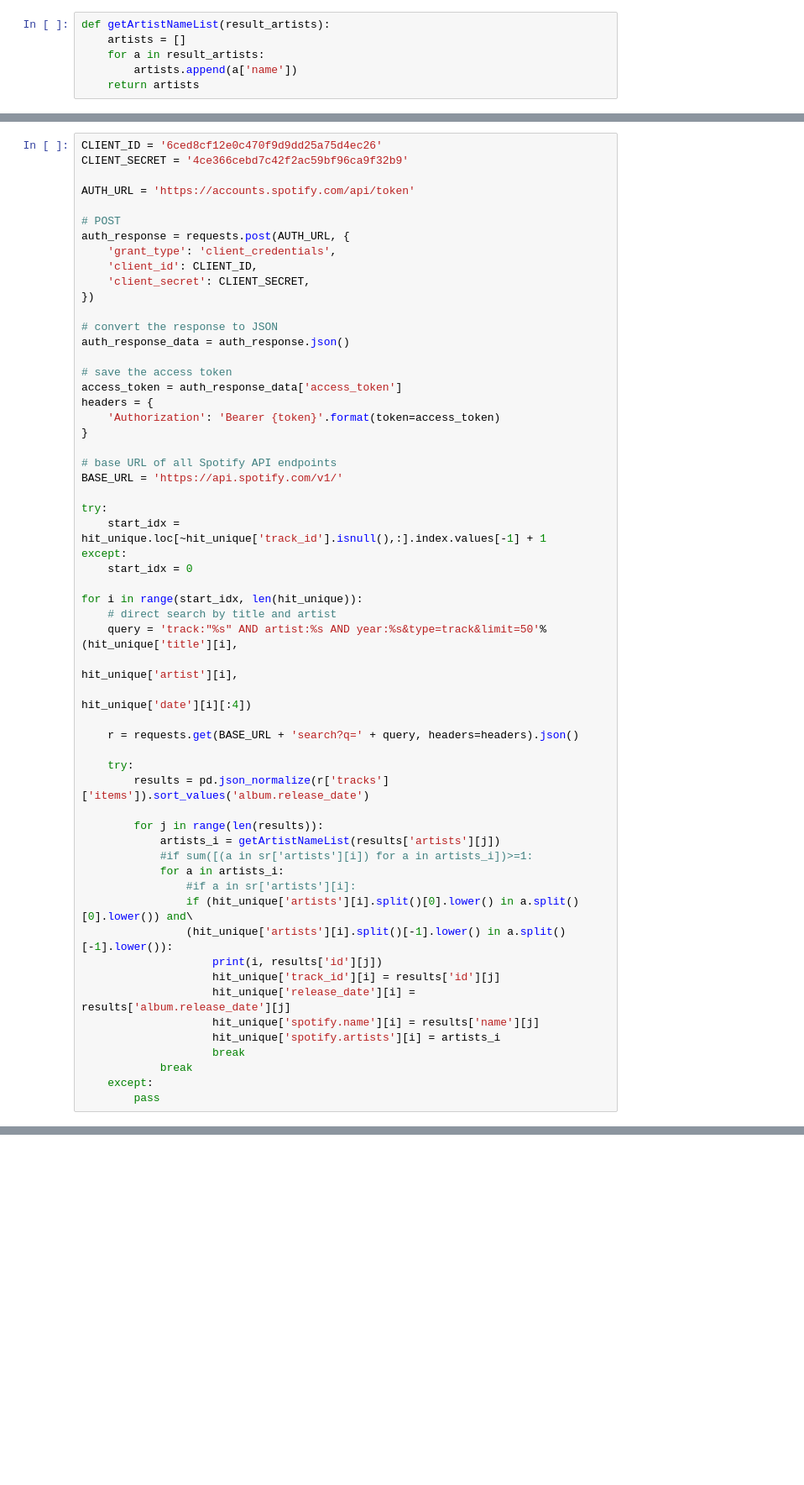
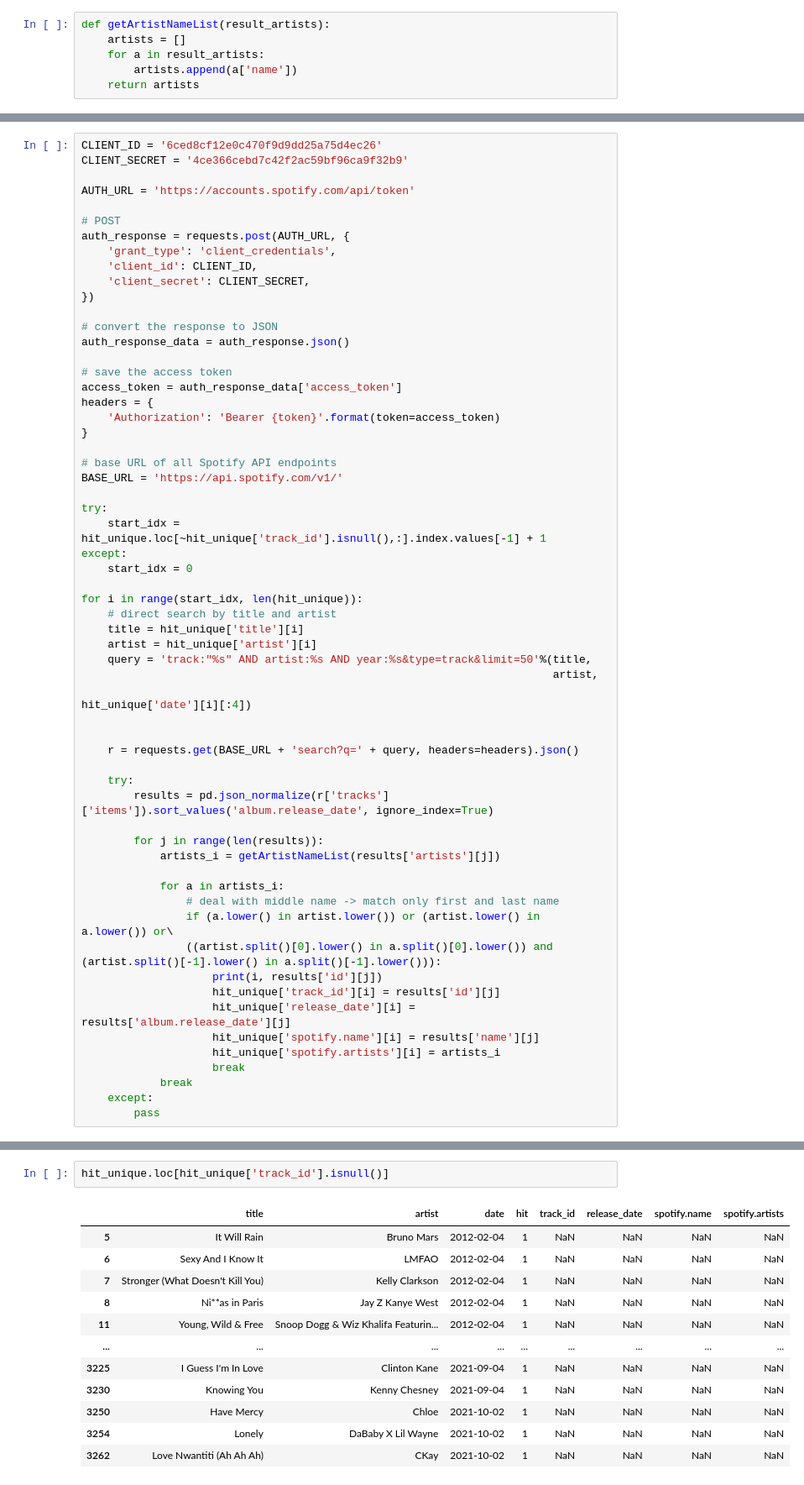
Before and after one commit to kristallqiu99/ANLY-501-Portfolio, a Jupyter notebook: assign1_record_data_cleaning_billboard.ipynb, the cells around one changed output, grey strips where cells are left out. Shown at 84% size. Drawn from its saved outputs; the diff is of its cells as text; blank space fills up the shorter version.

```diff
--- a/assign1_record_data_cleaning_billboard.ipynb
+++ b/assign1_record_data_cleaning_billboard.ipynb
@@ -110,22 +114,25 @@ except:
 
 for i in range(start_idx, len(hit_unique)):
     # direct search by title and artist
-    query = 'track:"%s" AND artist:%s AND year:%s&type=track&limit=50'%(hit_unique['title'][i],
-                                                                        hit_unique['artist'][i],
+    title = hit_unique['title'][i]
+    artist = hit_unique['artist'][i]
+    query = 'track:"%s" AND artist:%s AND year:%s&type=track&limit=50'%(title,
+                                                                        artist,
                                                                         hit_unique['date'][i][:4])
+
 
     r = requests.get(BASE_URL + 'search?q=' + query, headers=headers).json()
 
     try:
-        results = pd.json_normalize(r['tracks']['items']).sort_values('album.release_date')
+        results = pd.json_normalize(r['tracks']['items']).sort_values('album.release_date', ignore_index=True)
 
         for j in range(len(results)):
             artists_i = getArtistNameList(results['artists'][j])
-            #if sum([(a in sr['artists'][i]) for a in artists_i])>=1:
+
             for a in artists_i:
-                #if a in sr['artists'][i]:
-                if (hit_unique['artists'][i].split()[0].lower() in a.split()[0].lower()) and\
-                (hit_unique['artists'][i].split()[-1].lower() in a.split()[-1].lower()):
+                # deal with middle name -> match only first and last name
+                if (a.lower() in artist.lower()) or (artist.lower() in a.lower()) or\
+                ((artist.split()[0].lower() in a.split()[0].lower()) and (artist.split()[-1].lower() in a.split()[-1].lower())):
                     print(i, results['id'][j])
                     hit_unique['track_id'][i] = results['id'][j]
                     hit_unique['release_date'][i] = results['album.release_date'][j]
@@ -143,0 +246,15 @@ query
+# %%
+hit_unique.loc[hit_unique['track_id'].isnull()]
+# %% [output]
+|  | title | artist | date | hit | track_id | release_date | spotify.name | spotify.artists |
+| 5 | It Will Rain | Bruno Mars | 2012-02-04 | 1 | NaN | NaN | NaN | NaN |
+| 6 | Sexy And I Know It | LMFAO | 2012-02-04 | 1 | NaN | NaN | NaN | NaN |
+| 7 | Stronger (What Doesn't Kill You) | Kelly Clarkson | 2012-02-04 | 1 | NaN | NaN | NaN | NaN |
+| 8 | Ni**as in Paris | Jay Z Kanye West | 2012-02-04 | 1 | NaN | NaN | NaN | NaN |
+| 11 | Young, Wild & Free | Snoop Dogg & Wiz Khalifa Featurin... | 2012-02-04 | 1 | NaN | NaN | NaN | NaN |
+| ... | ... | ... | ... | ... | ... | ... | ... | ... |
+| 3225 | I Guess I'm In Love | Clinton Kane | 2021-09-04 | 1 | NaN | NaN | NaN | NaN |
+| 3230 | Knowing You | Kenny Chesney | 2021-09-04 | 1 | NaN | NaN | NaN | NaN |
+| 3250 | Have Mercy | Chloe | 2021-10-02 | 1 | NaN | NaN | NaN | NaN |
+| 3254 | Lonely | DaBaby X Lil Wayne | 2021-10-02 | 1 | NaN | NaN | NaN | NaN |
+| 3262 | Love Nwantiti (Ah Ah Ah) | CKay | 2021-10-02 | 1 | NaN | NaN | NaN | NaN |
```
Also changed, not shown: parts of 11 cells of this notebook, 2 other files.
